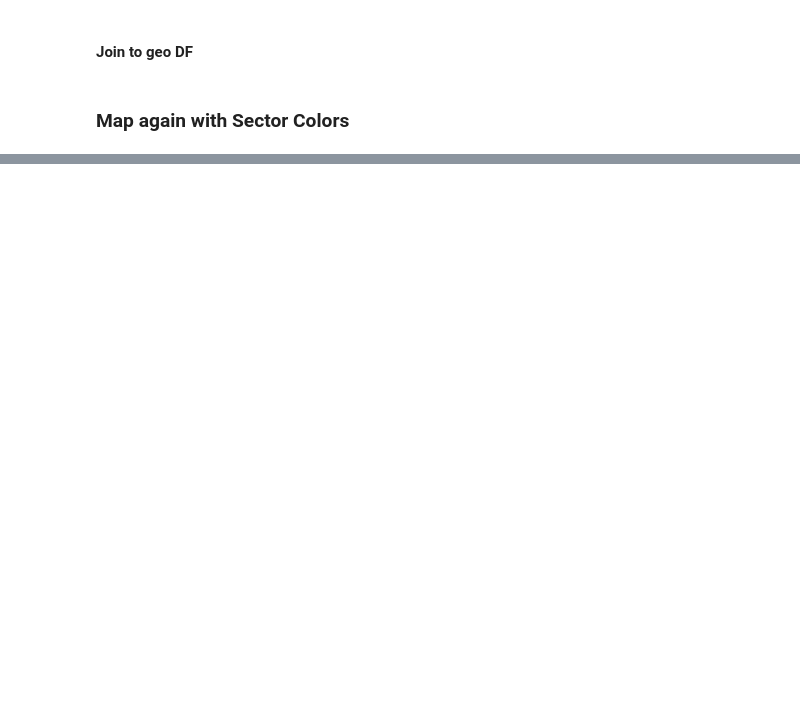
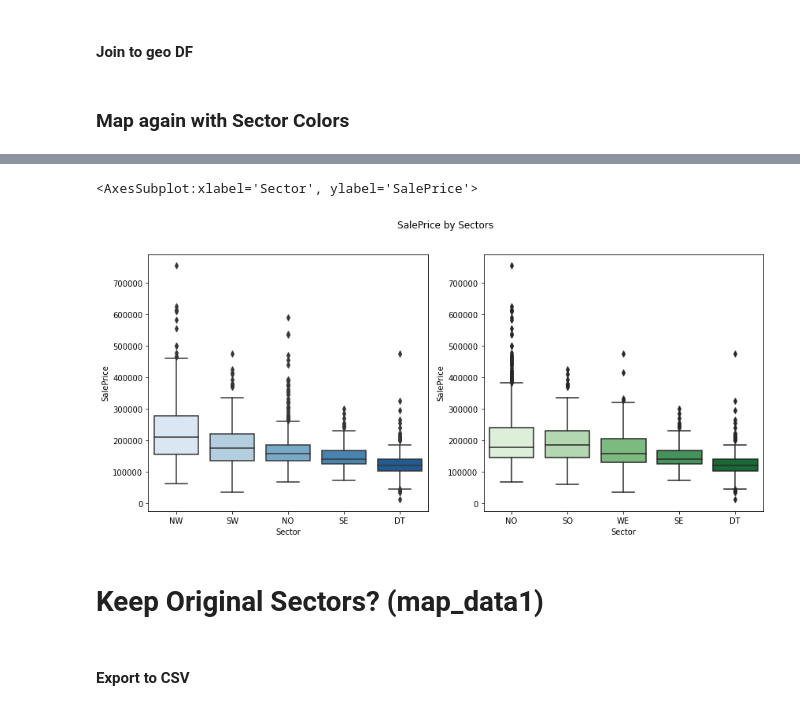
Before and after one commit to dnie44/nycdatascience_ML_project, a Jupyter notebook: daniel/1_Mapping.ipynb, the cells around one changed output, grey strips where cells are left out. Saved outputs shown, nothing was run; the diff lists cells and outputs as text; code cells hidden in the pictures; blank space fills up the shorter version.

Commit message:
checked house price differences among Sectors with boxplot

```diff
--- a/daniel/1_Mapping.ipynb
+++ b/daniel/1_Mapping.ipynb
@@ -239,0 +259,3 @@ show(fig)
+# %%
+temp['Sector'] = [code[each] for each in temp.Neighborhood]
+temp.Sector.value_counts()
@@ -239,0 +271,10 @@ show(fig)
+# %%
+# Set Sector Colors for Map
+color_dict = {'NO':'green',
+              'WE':'purple',
+              'DT':'dodgerblue',
+              'SE':'red',
+              'SO':'orange'}
+temp['Color'] = [color_dict[each] for each in temp.Sector]
+# %%
+map_data2 = geo.merge(temp,how='left',on='PID')
@@ -239,0 +325,3 @@ show(fig)
+# %%
+anal_2 = data.merge(map_data2['Sector'], how='left', on='PID')
+anal_2.drop_duplicates(inplace=True)
@@ -239,0 +351,18 @@ show(fig)
+# %%
+#Set plot size
+fig, (ax1, ax2) = plt.subplots(1, 2, figsize=(14,6))
+fig.suptitle('SalePrice by Sectors')
+
+sns.boxplot(ax=ax1, x=anal_1['Sector'], y=anal_1['SalePrice'],
+            order=['NW','SW','NO','SE','DT'],
+            palette="Blues")
+sns.boxplot(ax=ax2, x=anal_2['Sector'], y=anal_2['SalePrice'],
+            order=['NO','SO','WE','SE','DT'],
+            palette="Greens")
+# %% [output]
+<AxesSubplot:xlabel='Sector', ylabel='SalePrice'>
+[figure, added]
+# %% [markdown]
+# Keep Original Sectors? (map_data1)
+# %% [markdown]
+#### Export to CSV
```
Also changed, not shown: parts of 22 cells of this notebook, 5 other files.
